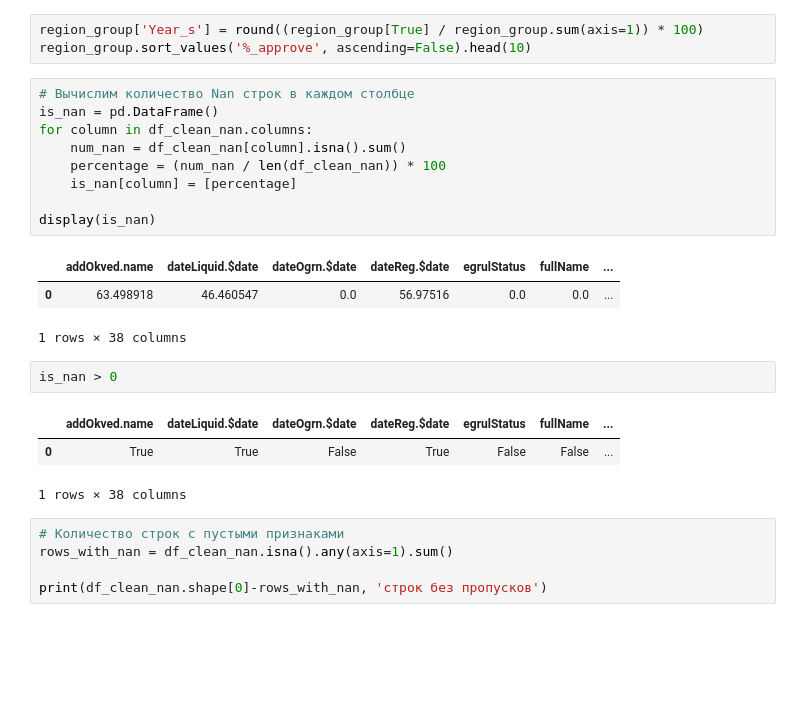
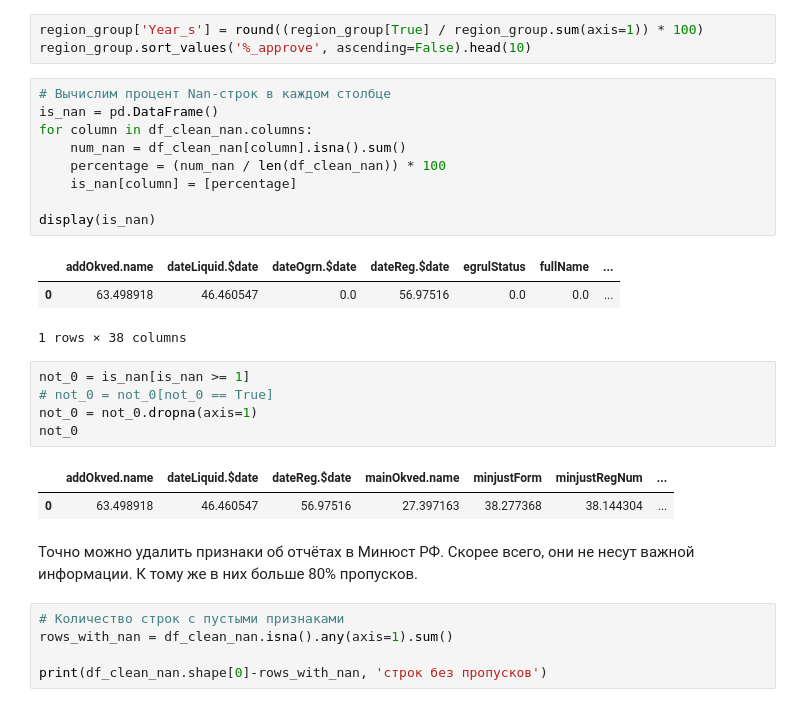
Before and after one commit to PlatArs/GOV_project, a Jupyter notebook: Project.ipynb, the cells around one changed output. Drawn from its saved outputs; the diff is of its cells as text; blank space fills up the shorter version.

```diff
--- a/Project.ipynb
+++ b/Project.ipynb
@@ -357,7 +357,7 @@ df_clean_nan[(df_clean_nan['Year_s'] == 78) | (df_clean_nan['Year_s'] == 76)]
 region_group['Year_s'] = round((region_group[True] / region_group.sum(axis=1)) * 100)
 region_group.sort_values('%_approve', ascending=False).head(10)
 # %%
-# Вычислим количество Nan строк в каждом столбце
+# Вычислим процент Nan-строк в каждом столбце
 is_nan = pd.DataFrame()
 for column in df_clean_nan.columns:
     num_nan = df_clean_nan[column].isna().sum()
@@ -369,12 +369,16 @@ display(is_nan)
 |  | addOkved.name | dateLiquid.$date | dateOgrn.$date | dateReg.$date | egrulStatus | fullName | ... |
 | 0 | 63.498918 | 46.460547 | 0.0 | 56.97516 | 0.0 | 0.0 | ... |
 1 rows × 38 columns
-# %%
-is_nan > 0
-# %% [output]
-|  | addOkved.name | dateLiquid.$date | dateOgrn.$date | dateReg.$date | egrulStatus | fullName | ... |
-| 0 | True | True | False | True | False | False | ... |
-1 rows × 38 columns
+# %%
+not_0 = is_nan[is_nan >= 1]
+# not_0 = not_0[not_0 == True]
+not_0 = not_0.dropna(axis=1)
+not_0
+# %% [output]
+|  | addOkved.name | dateLiquid.$date | dateReg.$date | mainOkved.name | minjustForm | minjustRegNum | ... |
+| 0 | 63.498918 | 46.460547 | 56.97516 | 27.397163 | 38.277368 | 38.144304 | ... |
+# %% [markdown]
+Точно можно удалить признаки об отчётах в Минюст РФ. Скорее всего, они не несут важной информации. К тому же в них больше 80% пропусков.
 # %%
 # Количество строк с пустыми признаками
 rows_with_nan = df_clean_nan.isna().any(axis=1).sum()
```
